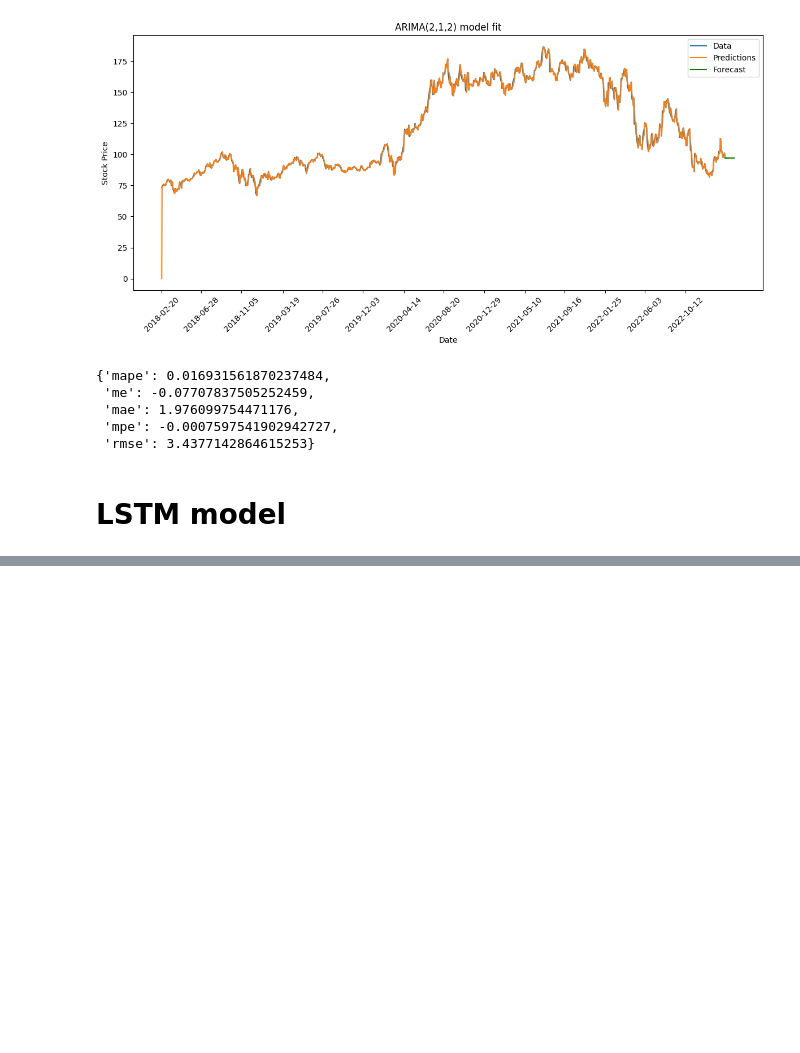
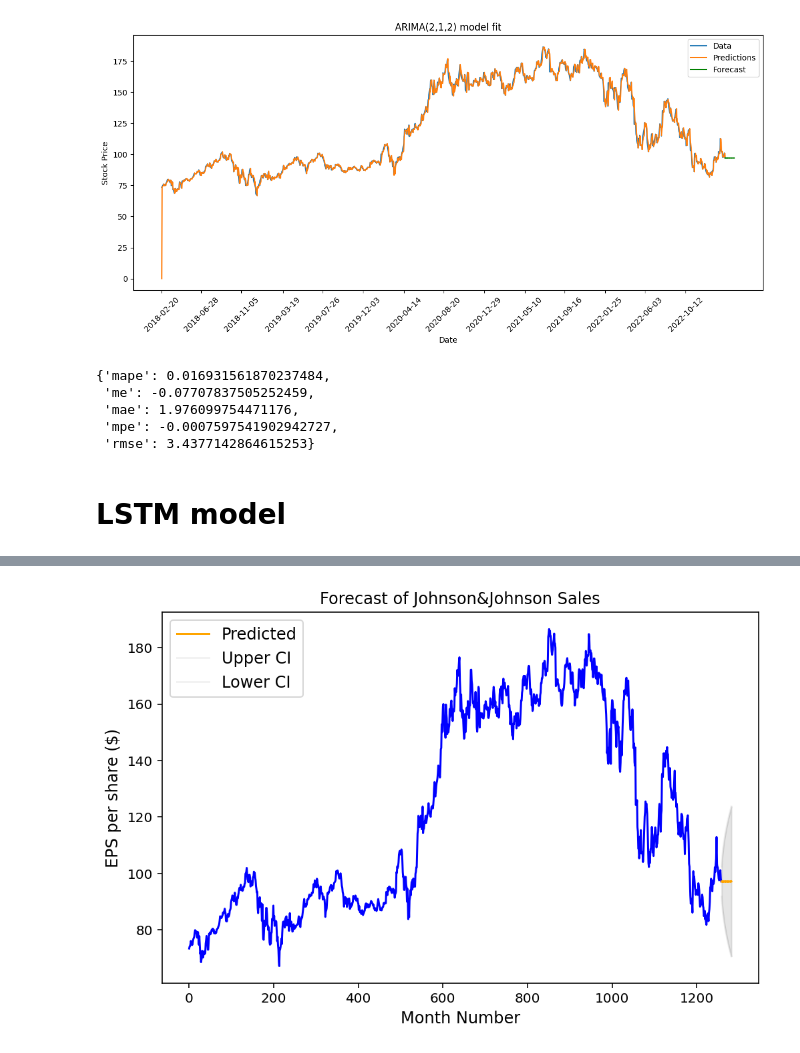
Before and after one commit to Faraz291/time_series, a Jupyter notebook: time_series.amzn.ipynb, the cells around one changed output, grey strips where cells are left out. Drawn from its saved outputs; the diff is of its cells as text; code cells hidden in the pictures; blank space fills up the shorter version.

```diff
--- a/time_series.amzn.ipynb
+++ b/time_series.amzn.ipynb
@@ -518,0 +534,6 @@ plt.show()
+# %%
+# use get_forecast() for this
+
+# make the predictions for 24 steps ahead
+predictions_int1 = best_model_fit1.get_forecast(steps=24)
+predictions_int1.predicted_mean
@@ -518,0 +579,6 @@ plt.show()
+# %%
+# add the predicted mean column in
+
+conf_df1 = pd.concat([predictions_int1.predicted_mean, predictions_int1.conf_int()], axis = 1)
+
+conf_df1.head()
@@ -518,0 +592,5 @@ plt.show()
+# %%
+# change the name of the column heads
+
+conf_df1 = conf_df1.rename(columns={'predicted_mean': 'Predictions', 'lower Close': 'Lower CI', 'upper Close': 'Upper CI'})
+conf_df1.head()
@@ -518,0 +604,40 @@ plt.show()
+# %%
+# make a plot of model fit
+# color = 'dodgeblue'
+
+#fig = plt.figure(figsize = (8,5), dpi=144)
+#ax1 = fig.add_subplot(111)
+
+amzn1 = amzn.copy()
+amzn1.reset_index(inplace=True)
+
+fig, ax = plt.subplots(figsize = (8,5), dpi=144)
+ax.plot(amzn1['Close'], 'b')
+#ax.plot(idx[-n_forecast:], predict.predicted_mean[-n_forecast:], 'k--')
+
+ax.set(title='Forecast of Johnson&Johnson Sales')
+
+
+x = conf_df1.index.values
+
+
+upper = conf_df1['Upper CI']
+lower = conf_df1['Lower CI']
+
+
+conf_df1['Predictions'].plot(color = 'orange',label = 'Predicted' )
+upper.plot(color = 'grey', label = 'Upper CI', alpha=0.1)
+lower.plot(color = 'grey', label = 'Lower CI', alpha=0.1)
+
+# fill between the conf intervals
+ax.fill_between(x, lower, upper, color='grey', alpha=0.2)
+
+plt.ylabel('EPS per share ($)', fontsize=12)
+plt.xlabel('Month Number', fontsize=12)
+
+plt.legend(loc = 'upper left', fontsize = 12)
+
+
+plt.show()
+# %% [output]
+[figure, added]
```
Also changed, not shown: parts of 11 cells of this notebook, 1 other file.
